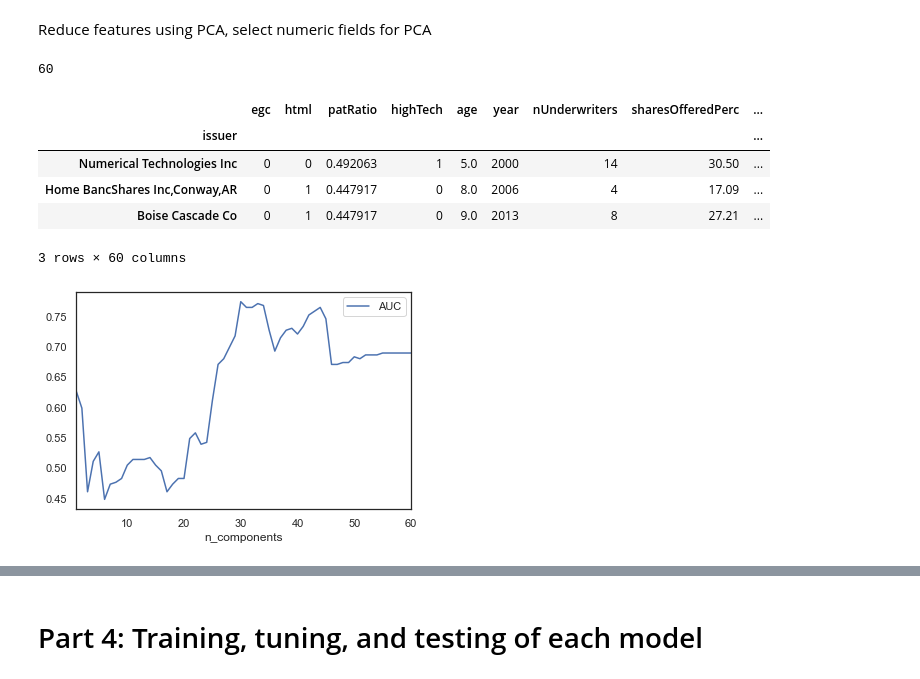
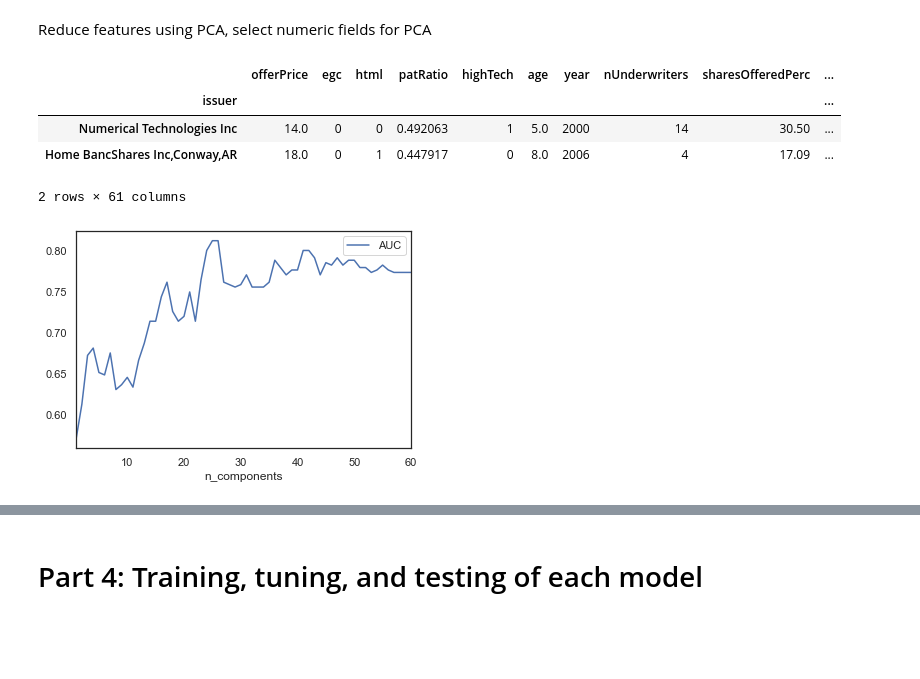
Before and after one commit to devakumar/dsfb-Project-Team3-2019, a Jupyter notebook: Project.ipynb, the cells around one changed output, grey strips where cells are left out. Saved outputs shown, nothing was run; the diff lists cells and outputs as text; code cells hidden in the pictures; blank space fills up the shorter version.

```diff
--- a/Project.ipynb
+++ b/Project.ipynb
@@ -731,7 +760,7 @@ Number of topics : 14, Coherence score : 0.294
 # %%
-#lda_model = LdaModel(
-#    corpus=corpus,
-#    id2word=id2word, num_topics=no_topics_selected, alpha='auto', eta='auto', random_state=SEED,
-#)
+lda_model = LdaModel(
+    corpus=corpus,
+    id2word=id2word, num_topics=no_topics_selected, alpha='auto', eta='auto', random_state=SEED,
+)
 # %%
 # Visualize topics-keywords
@@ -771,7 +806,6 @@ rows
 200
 # %%
 features_rf = []
-no_topics_selected = 9
 for i in range(rows):
     top_topics = selected_topic_model.get_document_topics(corpus[i], minimum_probability=0.0)
     #top_topics = hdp_model.evaluate_test_corpus([corpus[i]])
@@ -799,7 +833,7 @@ pd.concat([df_rf_features, df_rf_features.sum(axis=1)], axis=1).head(3)
 Extract features and targets from the processed_data
 # %%
 # Select targets
-y_data_labels = ['closeDay1', 'offerPrice', 'return', 'raisingPrice']
+y_data_labels = ['closeDay1', 'return', 'raisingPrice']
 Y_data = processed_data[y_data_labels]
 
 X_data = processed_data.drop(y_data_labels, axis=1)
@@ -938,18 +986,15 @@ Reduce features using PCA, select numeric fields for PCA
 # %%
 # Select features for PCA
 data_pca = X.select_dtypes([np.number])
-len(data_pca.columns)
+max_components = len(data_pca.columns)
-# %% [output]
-60
 # %%
-data_pca.head(3)
+data_pca.head(2)
 # %% [output]
-|  | egc | html | patRatio | highTech | age | year | nUnderwriters | sharesOfferedPerc | ... |
-| issuer |  |  |  |  |  |  |  |  | ... |
-| Numerical Technologies Inc | 0 | 0 | 0.492063 | 1 | 5.0 | 2000 | 14 | 30.50 | ... |
-| Home BancShares Inc,Conway,AR | 0 | 1 | 0.447917 | 0 | 8.0 | 2006 | 4 | 17.09 | ... |
-| Boise Cascade Co | 0 | 1 | 0.447917 | 0 | 9.0 | 2013 | 8 | 27.21 | ... |
+|  | offerPrice | egc | html | patRatio | highTech | age | year | nUnderwriters | sharesOfferedPerc | ... |
+| issuer |  |  |  |  |  |  |  |  |  | ... |
+| Numerical Technologies Inc | 14.0 | 0 | 0 | 0.492063 | 1 | 5.0 | 2000 | 14 | 30.50 | ... |
+| Home BancShares Inc,Conway,AR | 18.0 | 0 | 1 | 0.447917 | 0 | 8.0 | 2006 | 4 | 17.09 | ... |
-3 rows × 60 columns
+2 rows × 61 columns
 # %%
 # Use the sklearn train_test_split() function to split data into "train", "validation", and "test"
 X_train, X_test, y_train, y_test = train_test_split(data_pca, Y_data.raisingPrice, test_size=0.2,  random_state=SEED)
@@ -957,23 +1001,23 @@ X_train_train, X_train_val, y_train_train, y_train_val = train_test_split(X_trai
 # %%
 # Explore and print out results for the relationship between AUC and the number of PCA Component Features
 estimators = []
 estimators.append(('standardize', StandardScaler()))
 pca = PCA()
 estimators.append(('pca', pca))
 estimators.append(('model', LogisticRegression()))
 pipeline = Pipeline(estimators)
 
 results = []
-for c in range(1,61):
+for c in range(1,max_components):
     pipeline.set_params(pca__n_components=c)
-    pipeline.fit(X_train_train,y_train_train)
-    y_train_pred = pipeline.predict_proba(X_train_val)       # use validation set during hyper-parameter tuning
-    auc_lml1 = roc_auc_score(y_train_val, y_train_pred[:,1])
+    pipeline.fit(X_train,y_train)
+    y_train_pred = pipeline.predict_proba(X_test)       # use validation set during hyper-parameter tuning
+    auc_lml1 = roc_auc_score(y_test, y_train_pred[:,1])
     results.append( (auc_lml1, c)  )
 
 df_auc_vs_pca = pd.DataFrame(results, columns=['AUC', 'n_components'])
 
 df_auc_vs_pca.plot('n_components', 'AUC')
 plt.savefig('pca_n_components.png')
 # %% [output]
-[figure, old version]
+[figure, new version]
```
Also changed, not shown: parts of 199 cells of this notebook, 3 other files.
